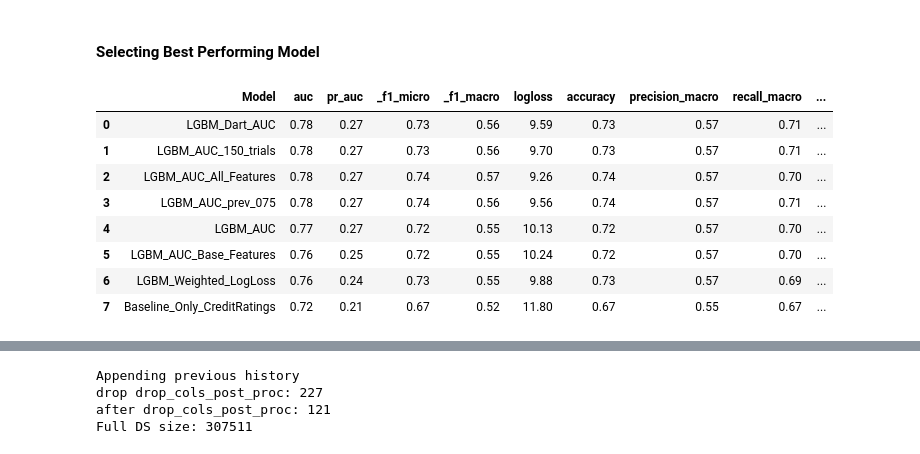
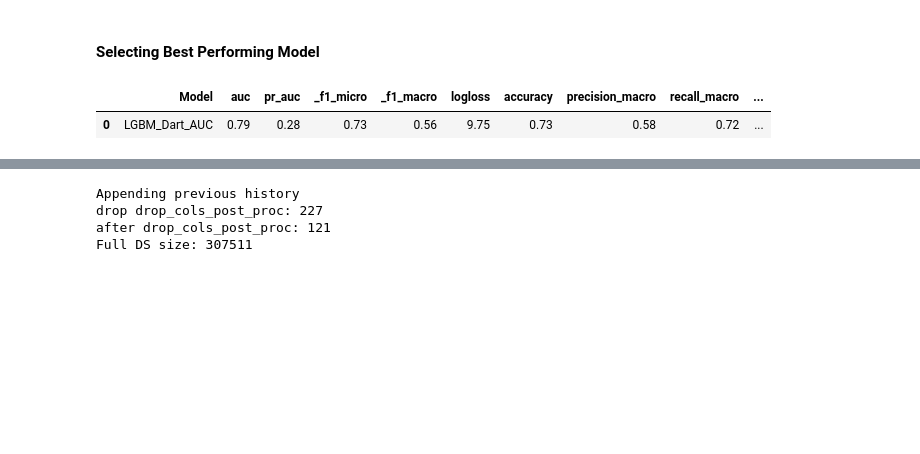
Before and after one commit to qwyt/HomeCreditDefaultRisk, a Jupyter notebook: Notebooks/2.0_Model.ipynb, the cells around one changed output, grey strips where cells are left out. Drawn from its saved outputs; the diff is of its cells as text; code cells hidden in the pictures; blank space fills up the shorter version.

```diff
--- a/Notebooks/2.0_Model.ipynb
+++ b/Notebooks/2.0_Model.ipynb
@@ -25,19 +25,14 @@ sns.set_theme(style="darkgrid", palette="pastel")
 plt.style.use("fivethirtyeight")
 # %% [markdown]
 #### Selecting Best Performing Model
-# %%
-model_results_df = pd.read_csv("data/results_all_models_test.csv")
-utils.create_styled_df(model_results_df, 0, decimals=2)
-# %% [output]
-|  | Model | auc | pr_auc | _f1_micro | _f1_macro | logloss | accuracy | precision_macro | recall_macro | ... |
-| 0 | LGBM_Dart_AUC | 0.78 | 0.27 | 0.73 | 0.56 | 9.59 | 0.73 | 0.57 | 0.71 | ... |
-| 1 | LGBM_AUC_150_trials | 0.78 | 0.27 | 0.73 | 0.56 | 9.70 | 0.73 | 0.57 | 0.71 | ... |
-| 2 | LGBM_AUC_All_Features | 0.78 | 0.27 | 0.74 | 0.57 | 9.26 | 0.74 | 0.57 | 0.70 | ... |
-| 3 | LGBM_AUC_prev_075 | 0.78 | 0.27 | 0.74 | 0.56 | 9.56 | 0.74 | 0.57 | 0.71 | ... |
-| 4 | LGBM_AUC | 0.77 | 0.27 | 0.72 | 0.55 | 10.13 | 0.72 | 0.57 | 0.70 | ... |
-| 5 | LGBM_AUC_Base_Features | 0.76 | 0.25 | 0.72 | 0.55 | 10.24 | 0.72 | 0.57 | 0.70 | ... |
-| 6 | LGBM_Weighted_LogLoss | 0.76 | 0.24 | 0.73 | 0.55 | 9.88 | 0.73 | 0.57 | 0.69 | ... |
-| 7 | Baseline_Only_CreditRatings | 0.72 | 0.21 | 0.67 | 0.52 | 11.80 | 0.67 | 0.55 | 0.67 | ... |
+# %%
+model_results_df = pd.read_csv("data/results_all_models_test.csv")
+
+#TODO: add size in mb and training time
+utils.create_styled_df(model_results_df, 1, decimals=2)
+# %% [output]
+|  | Model | auc | pr_auc | _f1_micro | _f1_macro | logloss | accuracy | precision_macro | recall_macro | ... |
+| 0 | LGBM_Dart_AUC | 0.79 | 0.28 | 0.73 | 0.56 | 9.75 | 0.73 | 0.58 | 0.72 | ... |
 # %%
 importlib.reload(ml_config_core)
 
```
Also changed, not shown: parts of 12 cells of this notebook, 7 other files.
